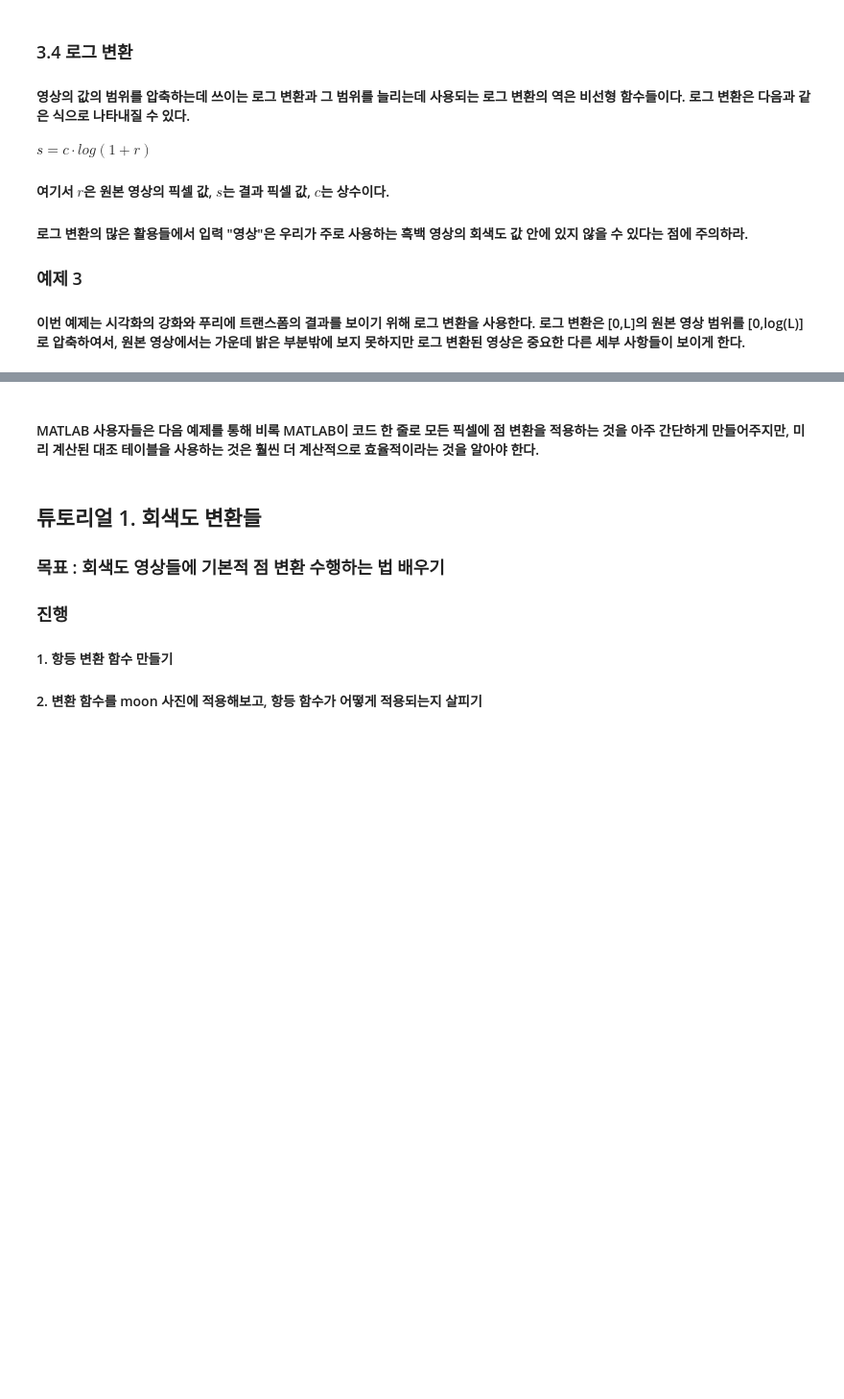
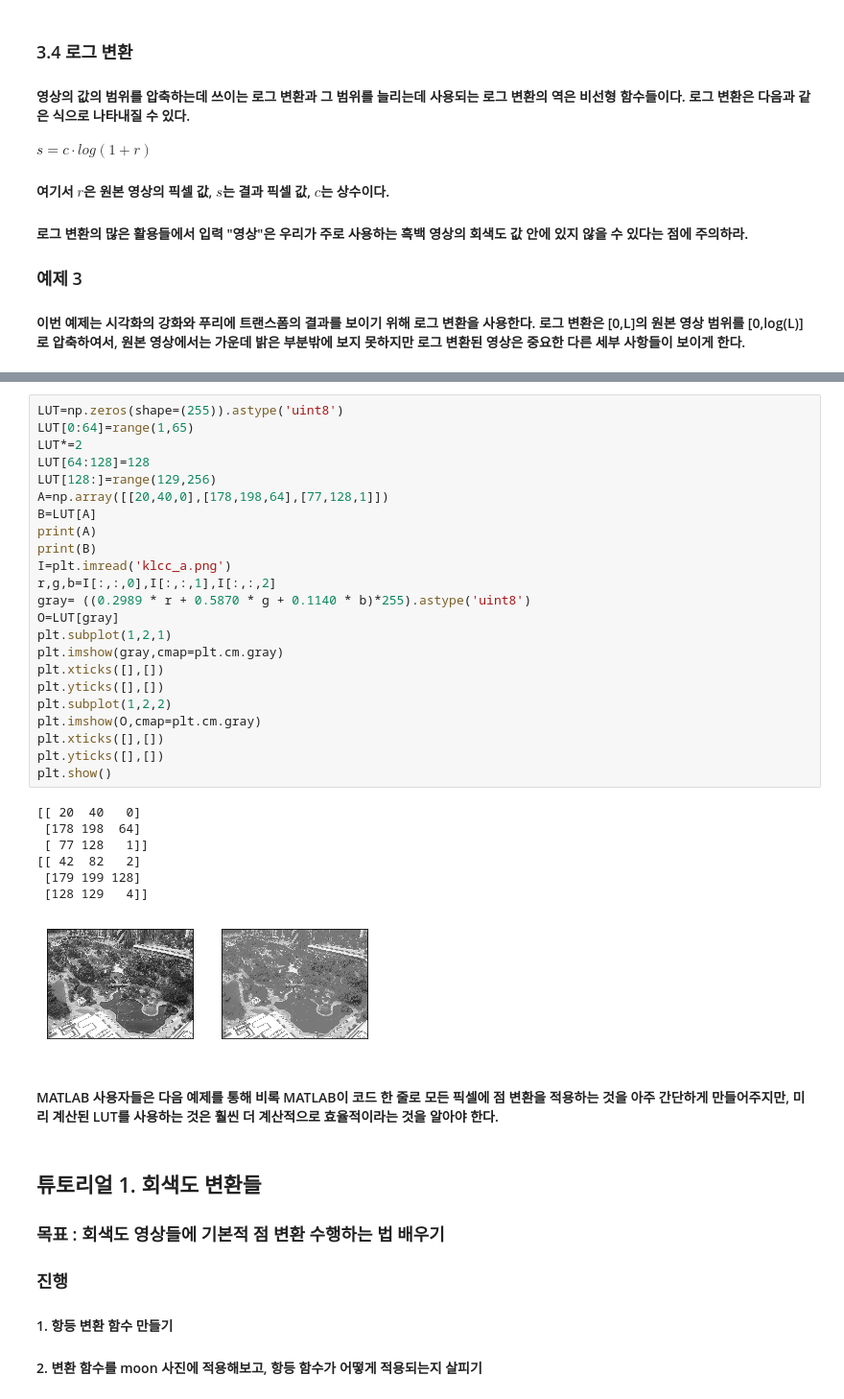
Before and after one commit to pupiu45/study, a Jupyter notebook: matlabtopython/week3.ipynb, the cells around one changed output, grey strips where cells are left out. Shown at 96% size. Cells and saved outputs as stored; diff of their text form; blank space fills up the shorter version.

```diff
--- a/matlabtopython/week3.ipynb
+++ b/matlabtopython/week3.ipynb
@@ -192,5 +186,36 @@ plt.show()
+# %%
+LUT=np.zeros(shape=(255)).astype('uint8')
+LUT[0:64]=range(1,65)
+LUT*=2
+LUT[64:128]=128
+LUT[128:]=range(129,256)
+A=np.array([[20,40,0],[178,198,64],[77,128,1]])
+B=LUT[A]
+print(A)
+print(B)
+I=plt.imread('klcc_a.png')
+r,g,b=I[:,:,0],I[:,:,1],I[:,:,2]
+gray= ((0.2989 * r + 0.5870 * g + 0.1140 * b)*255).astype('uint8')
+O=LUT[gray]
+plt.subplot(1,2,1)
+plt.imshow(gray,cmap=plt.cm.gray)
+plt.xticks([],[])
+plt.yticks([],[])
+plt.subplot(1,2,2)
+plt.imshow(O,cmap=plt.cm.gray)
+plt.xticks([],[])
+plt.yticks([],[])
+plt.show()
+# %% [output]
+[[ 20  40   0]
+ [178 198  64]
+ [ 77 128   1]]
+[[ 42  82   2]
+ [179 199 128]
+ [128 129   4]]
+[figure, added]
 # %% [markdown]
-#### MATLAB 사용자들은 다음 예제를 통해 비록 MATLAB이 코드 한 줄로 모든 픽셀에 점 변환을 적용하는 것을 아주 간단하게 만들어주지만, 미리 계산된 대조 테이블을 사용하는 것은 훨씬 더 계산적으로 효율적이라는 것을 알아야 한다.
+#### MATLAB 사용자들은 다음 예제를 통해 비록 MATLAB이 코드 한 줄로 모든 픽셀에 점 변환을 적용하는 것을 아주 간단하게 만들어주지만, 미리 계산된 LUT를 사용하는 것은 훨씬 더 계산적으로 효율적이라는 것을 알아야 한다.
 # %% [markdown]
 ## 튜토리얼 1. 회색도 변환들
 
```
Also changed, not shown: parts of 20 cells of this notebook, 1 other file.
